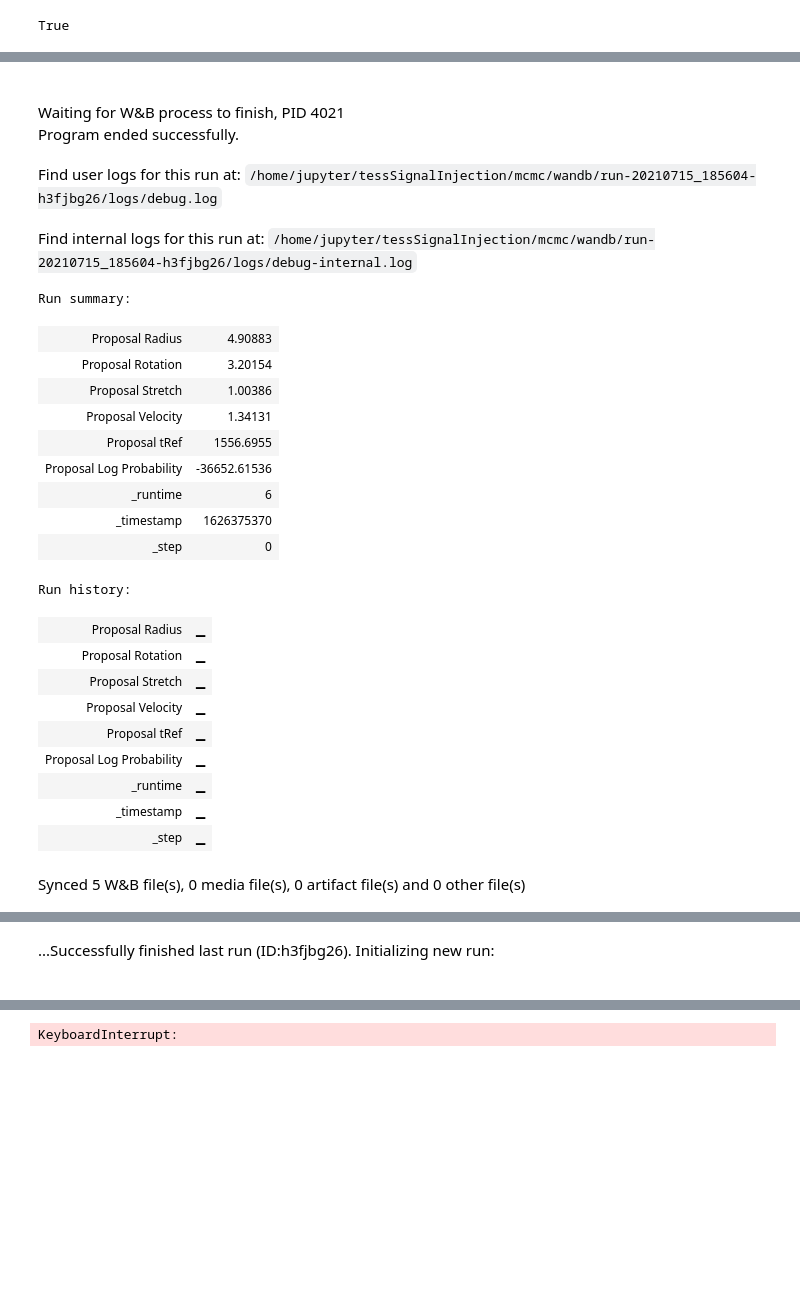
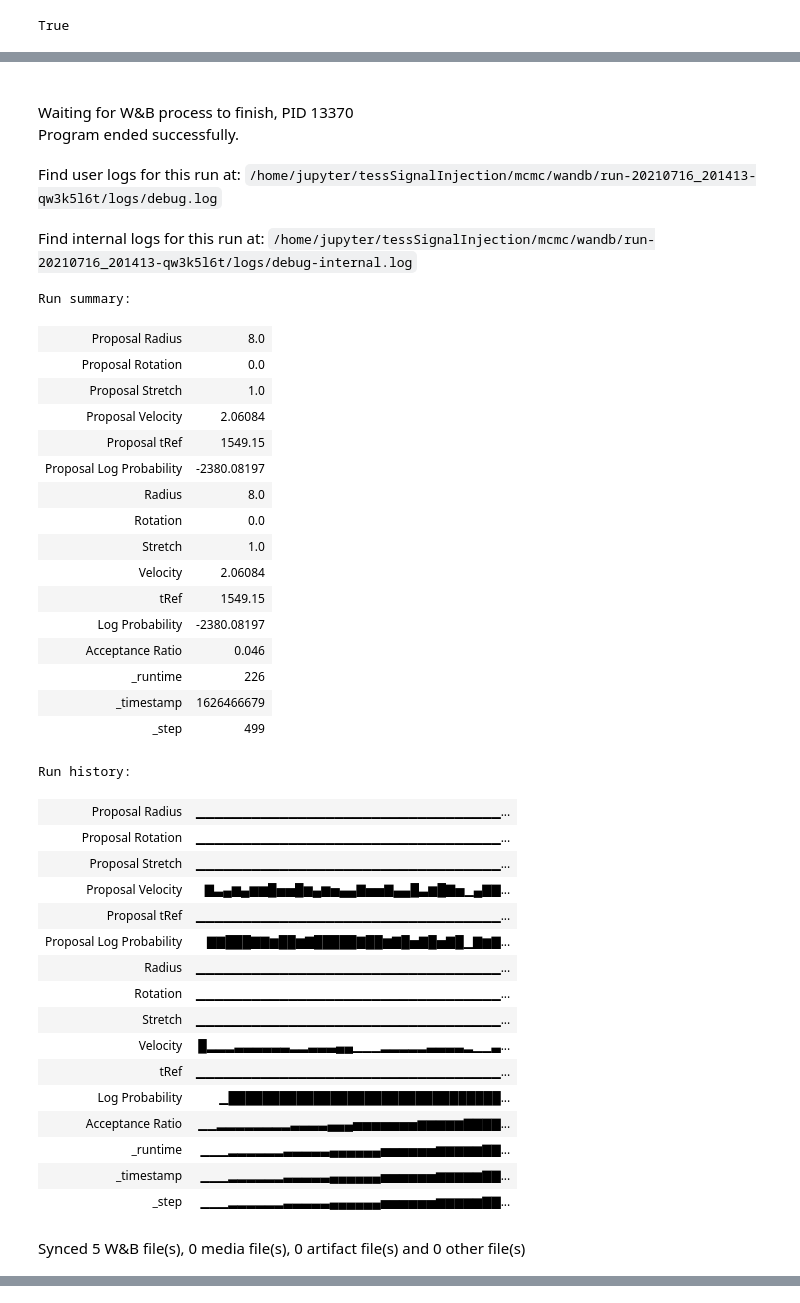
Before and after one commit to joshua-bromley/tessSignalInjection, a Jupyter notebook: mcmc/simpleSampler.ipynb, the cells around one changed output, grey strips where cells are left out. Drawn from its saved outputs; the diff is of its cells as text; code cells hidden in the pictures; blank space fills up the shorter version.

```diff
--- a/mcmc/simpleSampler.ipynb
+++ b/mcmc/simpleSampler.ipynb
@@ -151,11 +151,11 @@ def hRatio(theta0,theta1,flux, times, fluxErr):
 def proposeJump(theta, cov):
     sides, radius, rotation, stretch, velocity, tRef = theta
     newSides = sides #int(np.random.normal(sides, cov[0]))
-    newRadius = np.random.normal(radius, cov[1])
-    newRotation = np.random.normal(rotation, cov[2])
-    newStretch = np.log(np.random.normal(np.exp(stretch),cov[3]))
+    newRadius = radius #np.random.normal(radius, cov[1])
+    newRotation = rotation #np.random.normal(rotation, cov[2])
+    newStretch = stretch #np.log(np.random.normal(np.exp(stretch),cov[3]))
     newVelocity = np.random.normal(velocity,cov[4])
-    newTRef = np.random.normal(tRef,cov[5])
+    newTRef = tRef #np.random.normal(tRef,cov[5])
     newTheta = (newSides, newRadius, newRotation, newStretch, newVelocity, newTRef)
     return newTheta
 # %%
@@ -175,7 +175,7 @@ def mhMcmc(theta0, cov, steps, times, flux, fluxErr):
         lnProb1 = logProbability(proposal,times,flux,fluxErr)
         ratio = np.exp(lnProb1 - lnProb0)
         r = np.random.uniform()
-        wandb.log({"Proposal Radius":proposal[1],"Proposal Rotation":proposal[2],"Proposal Stretch":proposal[3],"Proposal Velocity":proposal[4],"Proposal tRef":proposal[5],"Proposal Log Probability":lnProb1})
+        wandb.log({"Proposal Radius":proposal[1],"Proposal Rotation":proposal[2],"Proposal Stretch":proposal[3],"Proposal Velocity":proposal[4],"Proposal tRef":proposal[5],"Proposal Log Probability":lnProb1},commit = False)
 
         if ratio > r:
             accepted += 1
@@ -190,9 +190,9 @@ def mhMcmc(theta0, cov, steps, times, flux, fluxErr):
     return (positions, lnProbPos, acceptanceRatio)
 # %%
 times, flux, fluxErr = getData("tesslc_13203100000000")
-tRef = np.median(times)
-theta0= [3, 5, np.pi, 1, 1, tRef]
-cov = [0.1,0.25,np.pi/48,0.025,0.125,np.std(times)/2]
+tRef = 1549.15#np.median(times)
+theta0= [3, 8, 0, 1, 2, tRef]
+cov = [0.1,0.1,np.pi/64,0.2,0.125,np.std(times)/2]
 wandb.init(project = "mcmc", config={"Sides":theta0[0],"Radius":cov[1],"Rotation":cov[2],"Stretch":cov[3],"Velocity":cov[4],"tRef":cov[5]})
 positions, lnProbPos, acceptanceRatio = mhMcmc(theta0, cov, 500, times, flux, fluxErr)
 wandb.finish()
@@ -202,25 +208,39 @@ Finishing last run (ID:h3fjbg26) before initializing another...
-Waiting for W&B process to finish, PID 4021
+Waiting for W&B process to finish, PID 13370
 Program ended successfully.
-Find user logs for this run at: /home/jupyter/tessSignalInjection/mcmc/wandb/run-20210715_185604-h3fjbg26/logs/debug.log
+Find user logs for this run at: /home/jupyter/tessSignalInjection/mcmc/wandb/run-20210716_201413-qw3k5l6t/logs/debug.log
-Find internal logs for this run at: /home/jupyter/tessSignalInjection/mcmc/wandb/run-20210715_185604-h3fjbg26/logs/debug-internal.log
+Find internal logs for this run at: /home/jupyter/tessSignalInjection/mcmc/wandb/run-20210716_201413-qw3k5l6t/logs/debug-internal.log
-Run summary:
+Run summary:
-| Proposal Radius | 4.90883 |
-| Proposal Rotation | 3.20154 |
-| Proposal Stretch | 1.00386 |
-| Proposal Velocity | 1.34131 |
-| Proposal tRef | 1556.6955 |
-| Proposal Log Probability | -36652.61536 |
-| _runtime | 6 |
-| _timestamp | 1626375370 |
-| _step | 0 |
+| Proposal Radius | 8.0 |
+| Proposal Rotation | 0.0 |
+| Proposal Stretch | 1.0 |
+| Proposal Velocity | 2.06084 |
+| Proposal tRef | 1549.15 |
+| Proposal Log Probability | -2380.08197 |
+| Radius | 8.0 |
+| Rotation | 0.0 |
+| Stretch | 1.0 |
+| Velocity | 2.06084 |
+| tRef | 1549.15 |
+| Log Probability | -2380.08197 |
+| Acceptance Ratio | 0.046 |
+| _runtime | 226 |
+| _timestamp | 1626466679 |
+| _step | 499 |
-Run history:
+Run history:
-| Proposal Radius | ▁ |
-| Proposal Rotation | ▁ |
-| Proposal Stretch | ▁ |
-| Proposal Velocity | ▁ |
-| Proposal tRef | ▁ |
-| Proposal Log Probability | ▁ |
-| _runtime | ▁ |
-| _timestamp | ▁ |
-| _step | ▁ |
+| Proposal Radius | ▁▁▁▁▁▁▁▁▁▁▁▁▁▁▁▁▁▁▁▁▁▁▁▁▁▁▁▁▁▁▁▁▁... |
+| Proposal Rotation | ▁▁▁▁▁▁▁▁▁▁▁▁▁▁▁▁▁▁▁▁▁▁▁▁▁▁▁▁▁▁▁▁▁... |
+| Proposal Stretch | ▁▁▁▁▁▁▁▁▁▁▁▁▁▁▁▁▁▁▁▁▁▁▁▁▁▁▁▁▁▁▁▁▁... |
+| Proposal Velocity | ▇▃▄▆▄▆▆█▅▅█▆▄▆▅▄▄▇▅▅▇▄▄█▃▆█▇▅▁▄▇▇... |
+| Proposal tRef | ▁▁▁▁▁▁▁▁▁▁▁▁▁▁▁▁▁▁▁▁▁▁▁▁▁▁▁▁▁▁▁▁▁... |
+| Proposal Log Probability | ▇▇███▇▇▆██▆▇█████▇██▆▇█▅▇█▅▇█▁▇▆▇... |
+| Radius | ▁▁▁▁▁▁▁▁▁▁▁▁▁▁▁▁▁▁▁▁▁▁▁▁▁▁▁▁▁▁▁▁▁... |
+| Rotation | ▁▁▁▁▁▁▁▁▁▁▁▁▁▁▁▁▁▁▁▁▁▁▁▁▁▁▁▁▁▁▁▁▁... |
+| Stretch | ▁▁▁▁▁▁▁▁▁▁▁▁▁▁▁▁▁▁▁▁▁▁▁▁▁▁▁▁▁▁▁▁▁... |
+| Velocity | █▂▂▂▃▃▃▃▃▃▂▂▃▃▃▄▄▁▁▁▂▂▂▂▂▃▃▃▃▂▁▁▃... |
+| tRef | ▁▁▁▁▁▁▁▁▁▁▁▁▁▁▁▁▁▁▁▁▁▁▁▁▁▁▁▁▁▁▁▁▁... |
+| Log Probability | ▁████████████████████████████████... |
+| Acceptance Ratio | ▁▁▂▂▂▂▂▂▂▂▃▃▃▃▄▄▄▅▅▅▅▅▅▅▆▆▆▆▆▇▇▇▇... |
+| _runtime | ▁▁▁▂▂▂▂▂▂▃▃▃▃▃▄▄▄▄▄▄▅▅▅▅▅▅▆▆▆▆▆▇▇... |
+| _timestamp | ▁▁▁▂▂▂▂▂▂▃▃▃▃▃▄▄▄▄▄▄▅▅▅▅▅▅▆▆▆▆▆▇▇... |
+| _step | ▁▁▁▂▂▂▂▂▂▃▃▃▃▃▄▄▄▄▄▄▅▅▅▅▅▅▆▆▆▆▆▇▇... |
 Synced 5 W&B file(s), 0 media file(s), 0 artifact file(s) and 0 other file(s)
@@ -228 +247,0 @@ Synced warm-star-1: https://wandb.ai/jbromley/mcmc/runs/h3fjbg26
-...Successfully finished last run (ID:h3fjbg26). Initializing new run:
@@ -234 +247,0 @@ Run data is saved locally in /home/jupyter/tessSignalInjection/mcmc/wandb/run-20
-KeyboardInterrupt:
```
Also changed, not shown: parts of 5 cells of this notebook.
